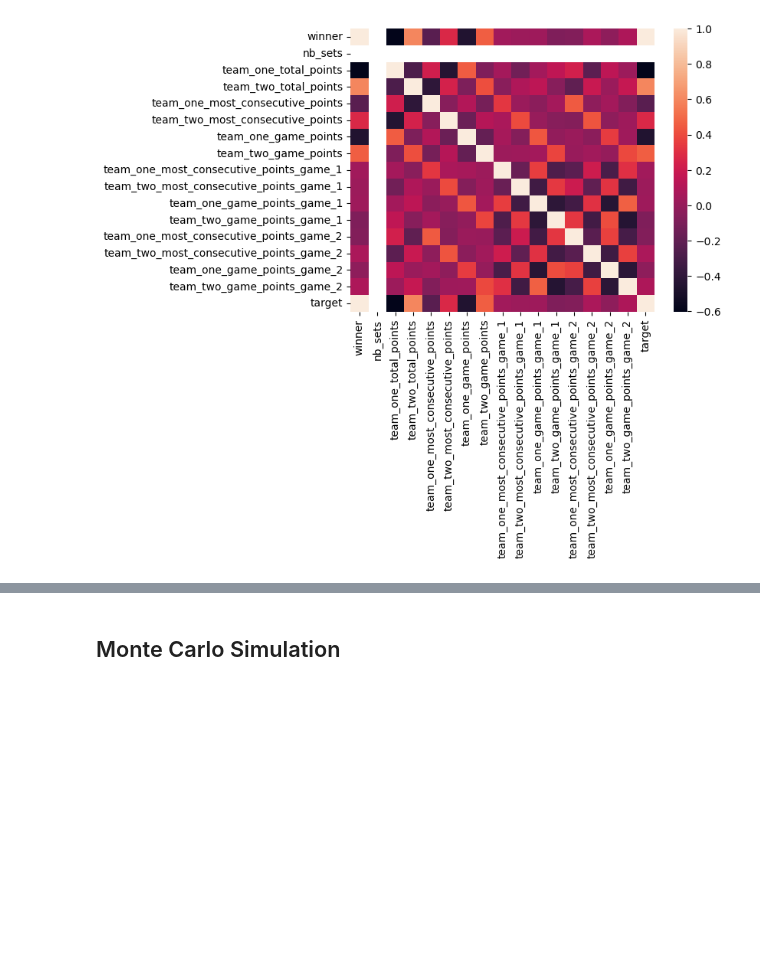
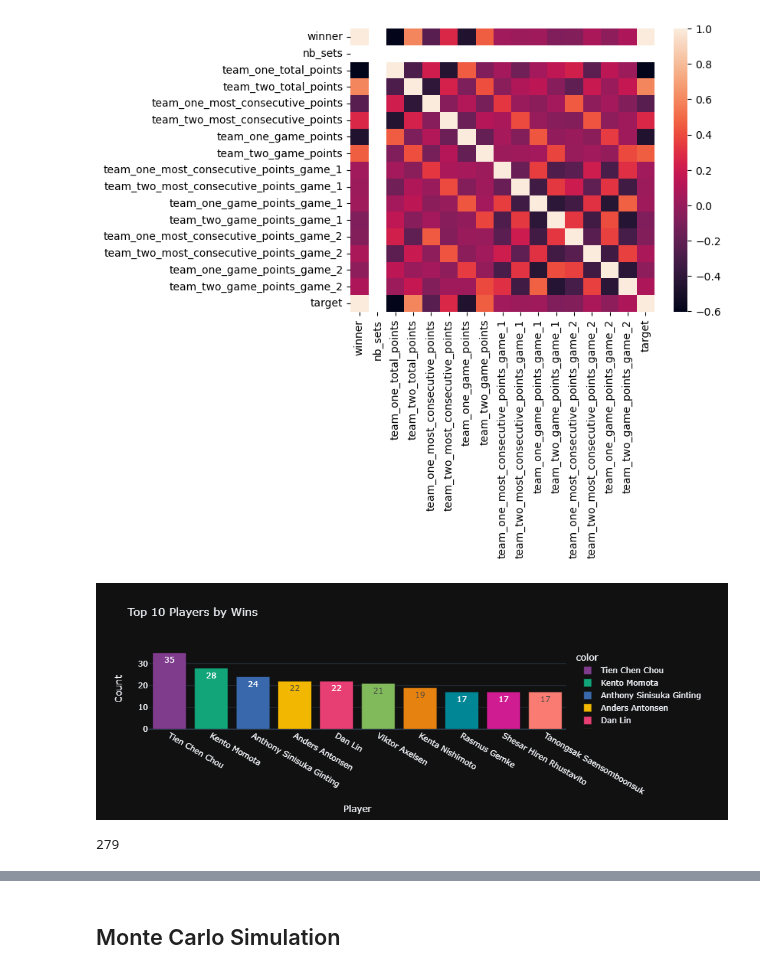
Before and after one commit to MostValue/fast-ai, a Jupyter notebook: projects/badminton_game_theory.ipynb, the cells around one changed output, grey strips where cells are left out. Cells and saved outputs as stored; diff of their text form; code cells hidden in the pictures; blank space fills up the shorter version.

Commit message:
created player wins and win % graphs

```diff
--- a/projects/badminton_game_theory.ipynb
+++ b/projects/badminton_game_theory.ipynb
@@ -225,5 +225,9 @@ Reformat winning teams
 # %%
 ms['target'] = ms['winner'].map({1 : 0, 2 : 1})
+# %%
+# Generating column of player who won
+
+ms["winner_player"] = ms.apply(lambda row: row["team_two_players"] if row["target"] else row["team_one_players"], axis=1)
 # %% [markdown]
 ## Visualisations
 # %%
@@ -243,3 +247,19 @@ sns.heatmap(ms[numeric_columns].corr())
 # %% [output]
 <Axes: >
 [figure]
+# %%
+# Players with the most wins
+top_10 = ms["winner_player"].value_counts()[:10]
+fig = px.bar(y=top_10.values,
+             x=top_10.index,
+             color = top_10.index,
+             color_discrete_sequence=px.colors.qualitative.Bold,
+             text=top_10.values,
+             title= 'Top 10 Players by Wins',
+             template= 'plotly_dark')
+fig.update_layout(
+    xaxis_title="Player",
+    yaxis_title="Count")
+fig.show()
+# %% [output]
+[figure, added]
@@ -245,0 +272,4 @@ sns.heatmap(ms[numeric_columns].corr())
+# %%
+winners =  ms["winner_player"].value_counts()
+# %% [output]
+279
```
Also changed, not shown: parts of 6 cells of this notebook.
